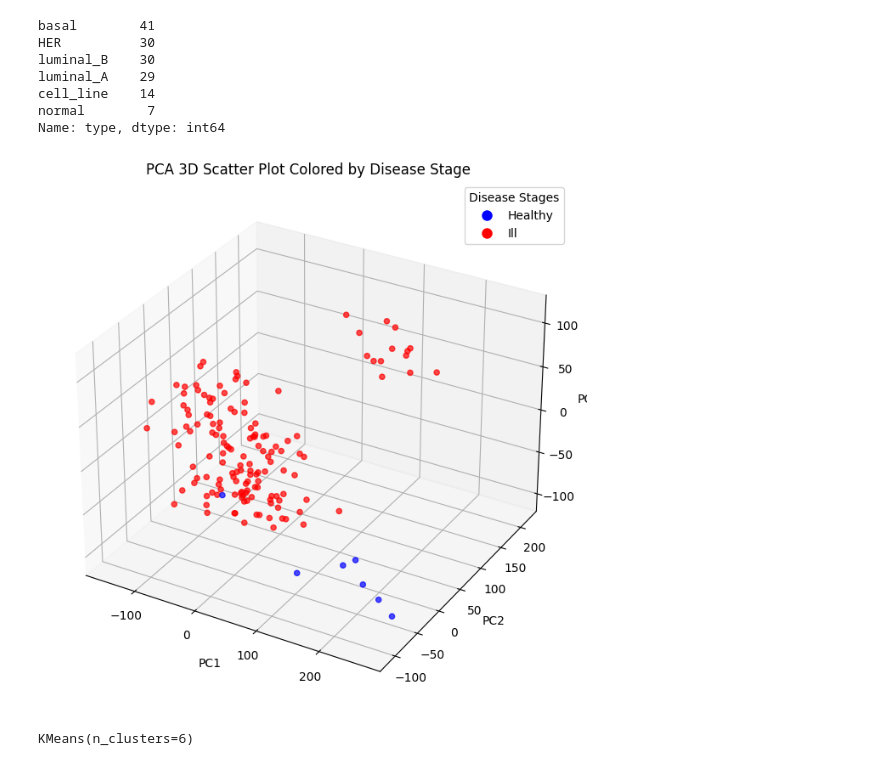
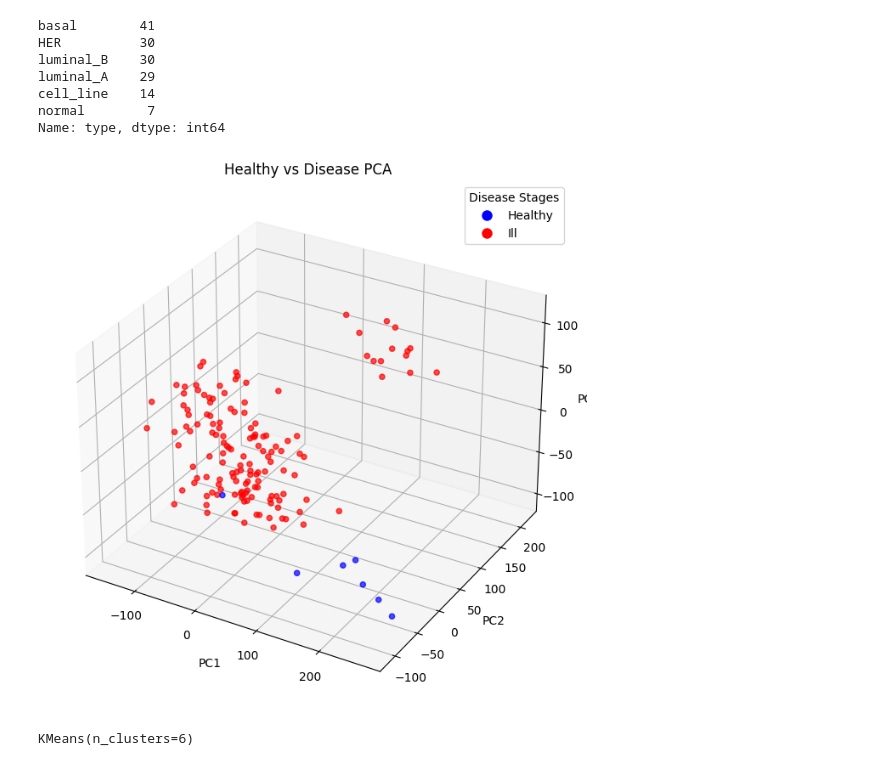
Before and after one commit to itanini/ML_project, a Jupyter notebook: data_visualization.ipynb, the cells around one changed output. Drawn from its saved outputs; the diff is of its cells as text; code cells hidden in the pictures.

```diff
--- a/data_visualization.ipynb
+++ b/data_visualization.ipynb
@@ -511,35 +512,35 @@ cmap = plt.get_cmap('bwr', len(unique_types))
 
 # Convert 'Healthy' and 'Ill' to numerical codes for coloring
 type_codes = [0 if t == 'Healthy' else 1 for t in types]
 
 # Step 3: Create a 3D scatter plot
 fig = plt.figure(figsize=(10, 8))
 ax = fig.add_subplot(111, projection='3d')
 
 # Create scatter plot with PCA results
 scatter = ax.scatter(pca_result[:, 0], pca_result[:, 1], pca_result[:, 2],
                      c=type_codes, cmap=cmap, alpha=0.7)
 
 # Step 4: Create the legend based on the disease stages
 # Create proxy artists for the legend
 handles = [
     plt.Line2D([0], [0], marker='o', color='w', markerfacecolor='blue', markersize=10, label='Healthy'),
     plt.Line2D([0], [0], marker='o', color='w', markerfacecolor='red', markersize=10, label='Ill')
 ]
 
 # Step 5: Add labels and title
 ax.set_xlabel('PC1')
 ax.set_ylabel('PC2')
 ax.set_zlabel('PC3')
-ax.set_title('PCA 3D Scatter Plot Colored by Disease Stage')
+ax.set_title('Healthy vs Disease PCA')
 
 # Add the legend
 ax.legend(handles=handles, title="Disease Stages")
 
 # Step 7: Show the plot
 plt.show()
 # %% [output]
-[figure, old version]
+[figure, new version]
 # %%
 from sklearn.cluster import KMeans
 
```
Also changed, not shown: parts of 1 cell of this notebook, 6 other files.
